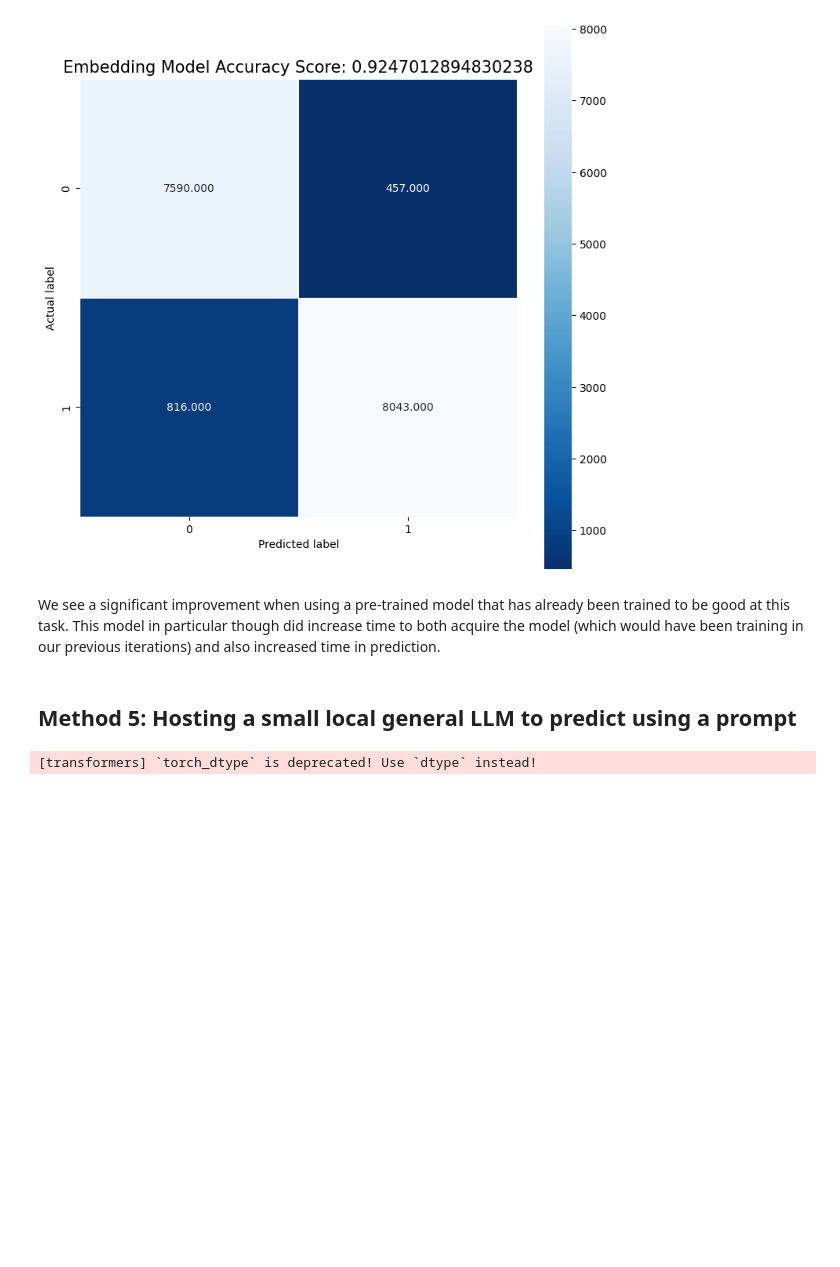
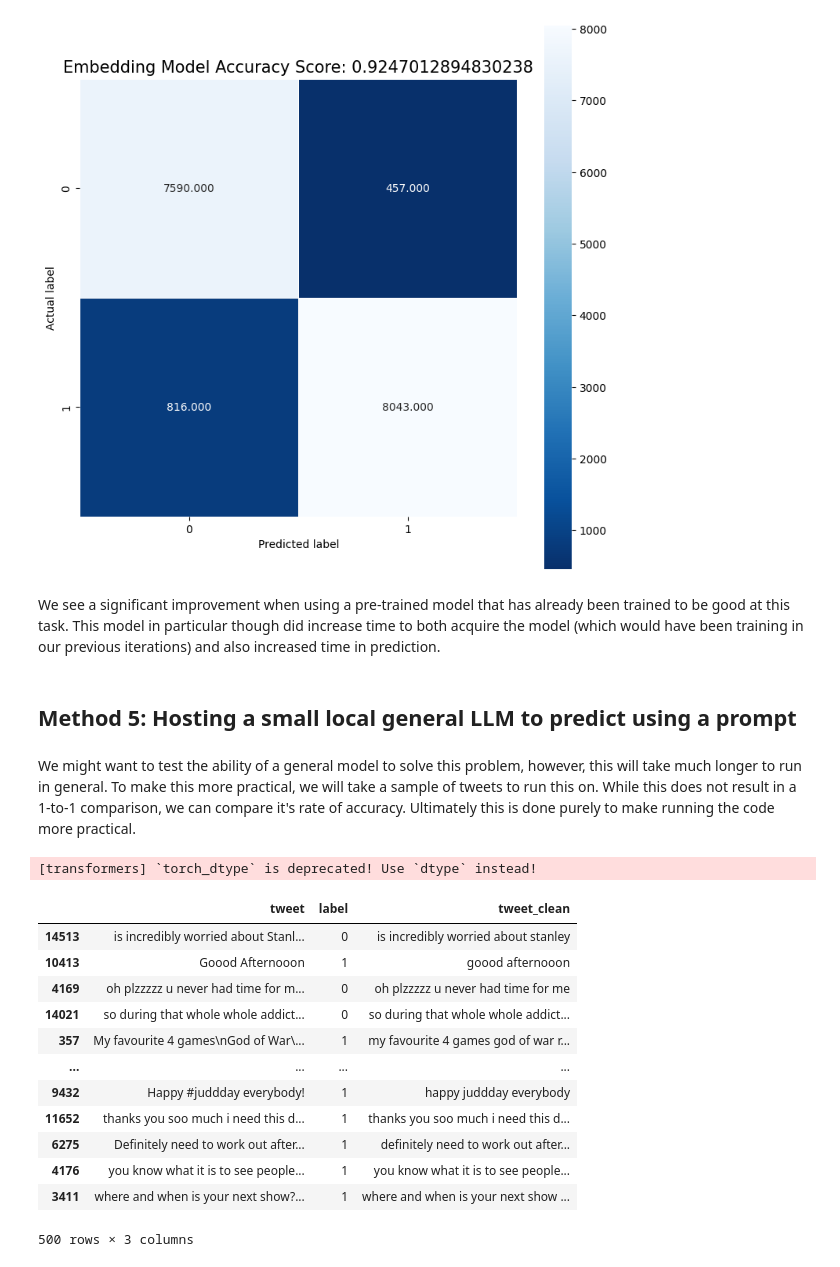
Before and after one commit to danield2255/topic-classification-methods-experiment, a Jupyter notebook: binary_sentiment_analysis_experiment.ipynb, the cells around one changed output. Saved outputs shown, nothing was run; the diff lists cells and outputs as text; code cells hidden in the pictures; blank space fills up the shorter version.

Commit message:
running sentiment analysis with local LLM

```diff
--- a/binary_sentiment_analysis_experiment.ipynb
+++ b/binary_sentiment_analysis_experiment.ipynb
@@ -318,6 +318,8 @@ Text(0.5, 1.0, 'Embedding Model Accuracy Score: 0.9247012894830238')
 We see a significant improvement when using a pre-trained model that has already been trained to be good at this task. This model in particular though did increase time to both acquire the model (which would have been training in our previous iterations) and also increased time in prediction.
 # %% [markdown]
 ## Method 5: Hosting a small local general LLM to predict using a prompt
+# %% [markdown]
+We might want to test the ability of a general model to solve this problem, however, this will take much longer to run in general. To make this more practical, we will take a sample of tweets to run this on. While this does not result in a 1-to-1 comparison, we can compare it's rate of accuracy. Ultimately this is done purely to make running the code more practical.
 # %%
 model_id = "TinyLlama/TinyLlama-1.1B-Chat-v1.0"
 tokenizer = AutoTokenizer.from_pretrained(model_id)
@@ -343,3 +348,20 @@ def determine_sentiment(text):
 
     return 1 if "1" in raw_response else 0
+# %%
+sampled_tweets = val_df.sample(n=500, random_state=42)
+sampled_tweets
+# %% [output]
+|  | tweet | label | tweet_clean |
+| 14513 | is incredibly worried about Stanl... | 0 | is incredibly worried about stanley |
+| 10413 | Goood Afternooon | 1 | goood afternooon |
+| 4169 | oh plzzzzz u never had time for m... | 0 | oh plzzzzz u never had time for me |
+| 14021 | so during that whole whole addict... | 0 | so during that whole whole addict... |
+| 357 | My favourite 4 games\nGod of War\... | 1 | my favourite 4 games god of war r... |
+| ... | ... | ... | ... |
+| 9432 | Happy #juddday everybody! | 1 | happy juddday everybody |
+| 11652 | thanks you soo much i need this d... | 1 | thanks you soo much i need this d... |
+| 6275 | Definitely need to work out after... | 1 | definitely need to work out after... |
+| 4176 | you know what it is to see people... | 1 | you know what it is to see people... |
+| 3411 | where and when is your next show?... | 1 | where and when is your next show ... |
+500 rows × 3 columns
 # %%
```
Also changed, not shown: parts of 4 cells of this notebook.
